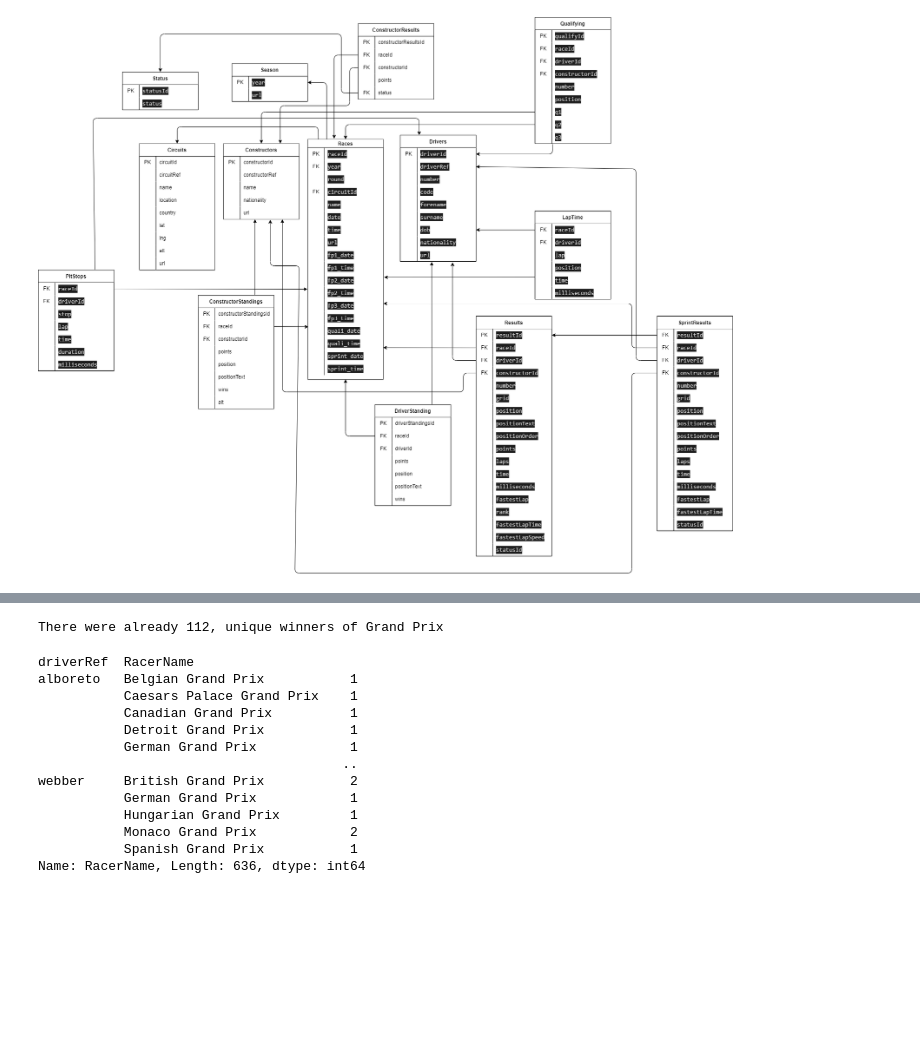
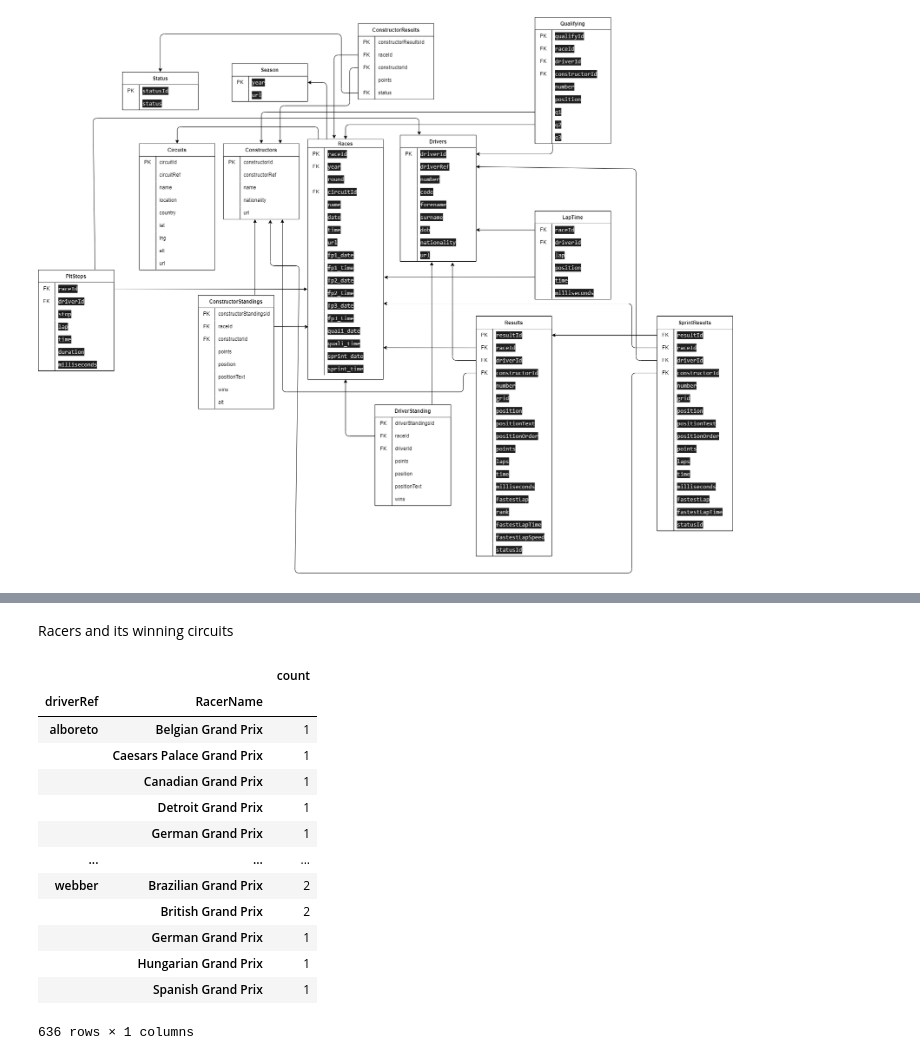
Before and after one commit to vanzei/F1_data, a Jupyter notebook: code/notebook1.ipynb, the cells around one changed output, grey strips where cells are left out. Cells and saved outputs as stored; diff of their text form; code cells hidden in the pictures; blank space fills up the shorter version.

```diff
--- a/code/notebook1.ipynb
+++ b/code/notebook1.ipynb
@@ -1,4 +1,5 @@
 # %%
+pd.set_option('display.max_rows', 50)
 import pandas as pd
 import numpy as np
 import matplotlib.pyplot as plt
@@ -31,7 +32,7 @@ df = (df_results.merge(df_races[['raceId','name','date']],on='raceId', how='left
     .merge(df_status[['statusId','status']],on='statusId', how='left')
 )
 # %%
-df = df[['resultId', 'name_x', 'date', 'driverRef','nationality_x', 'dob', 'name_y', 'nationality_y', 'status', 'number', 'grid','position', 'positionOrder', 'points', 'laps', 'time','milliseconds', 'fastestLap', 'rank', 'fastestLapTime','fastestLapSpeed','status']].rename(columns={"name_x":"RacerName", "name_y":"ConstructorName","nationality_x":"RacerNacionality","nationality_y":"ConstructorNacionality"})
+df = df[['resultId', 'name_x', 'date', 'driverRef','nationality_x', 'dob', 'name_y', 'nationality_y', 'status', 'number', 'grid','position', 'positionOrder', 'points', 'laps','milliseconds', 'fastestLap', 'rank', 'fastestLapTime','fastestLapSpeed','status']].rename(columns={"name_x":"RacerName", "name_y":"ConstructorName","nationality_x":"RacerNacionality","nationality_y":"ConstructorNacionality"})
 # %%
 df.head()
 # %% [output]
@@ -44,0 +46,2 @@ df.head()
+# %%
+df = df.replace('\\N', 0) # Replacing nulls per 0
@@ -55,23 +79,25 @@ px.bar(df.query('position == "1"')
 .groupby(["driverRef"])["RacerName"].agg({'count'})
 .sort_values('count',ascending=False).head(20), title='Top 20 Race Winners'
 )
-# %%
-print('There were already {}, unique winners of Grand Prix'.format(len(df.query('position == "1"')['driverRef'].unique())))
-(df.query('position == "1"')
-.groupby(["driverRef","RacerName"])["RacerName"].count()
-)
-# %% [output]
-There were already 112, unique winners of Grand Prix
-driverRef  RacerName
-alboreto   Belgian Grand Prix           1
-           Caesars Palace Grand Prix    1
-           Canadian Grand Prix          1
-           Detroit Grand Prix           1
-           German Grand Prix            1
-                                       ..
-webber     British Grand Prix           2
-           German Grand Prix            1
-           Hungarian Grand Prix         1
-           Monaco Grand Prix            2
-           Spanish Grand Prix           1
-Name: RacerName, Length: 636, dtype: int64
+# %% [markdown]
+Racers and its winning circuits
+# %%
+(df.query('position == "1"')
+.groupby(["driverRef","RacerName"])["driverRef"].agg({'count'})
+.sort_values('driverRef',ascending=True)
+)
+# %% [output]
+|  |  | count |
+| driverRef | RacerName |  |
+| alboreto | Belgian Grand Prix | 1 |
+|  | Caesars Palace Grand Prix | 1 |
+|  | Canadian Grand Prix | 1 |
+|  | Detroit Grand Prix | 1 |
+|  | German Grand Prix | 1 |
+| ... | ... | ... |
+| webber | Brazilian Grand Prix | 2 |
+|  | British Grand Prix | 2 |
+|  | German Grand Prix | 1 |
+|  | Hungarian Grand Prix | 1 |
+|  | Spanish Grand Prix | 1 |
+636 rows × 1 columns
```
Also changed, not shown: parts of 12 cells of this notebook.
